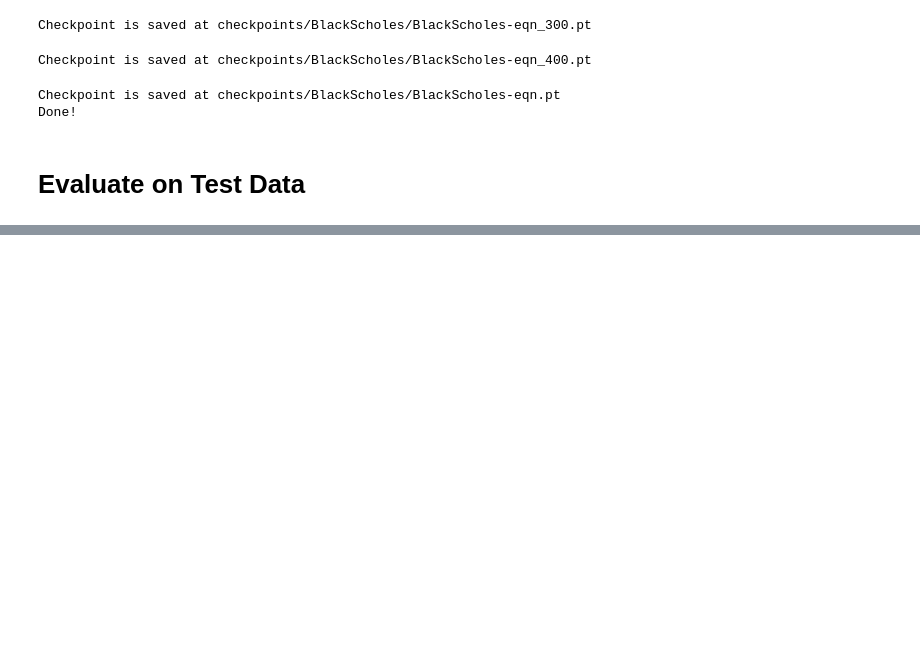
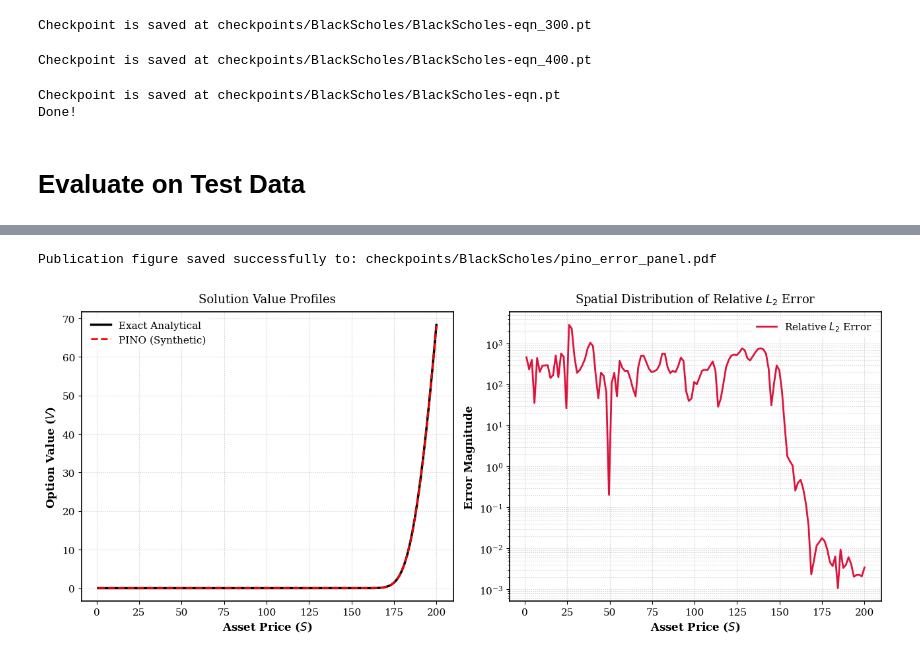
Before and after one commit to hishambhatti/PINO-apps, a Jupyter notebook: BlackScholes_PINO.ipynb, the cells around one changed output, grey strips where cells are left out. Cells and saved outputs as stored; diff of their text form; code cells hidden in the pictures; blank space fills up the shorter version.

```diff
--- a/BlackScholes_PINO.ipynb
+++ b/BlackScholes_PINO.ipynb
@@ -640,0 +866,5 @@ generate_movie_1D(key, test_x, test_y, preds_y,
+# %%
+plot_paper_diagnostic_panel(test_x, test_y, preds_y, S_min=1.0, S_max=200.0, save_path='checkpoints/BlackScholes/pino_error_panel.pdf')
+# %% [output]
+Publication figure saved successfully to: checkpoints/BlackScholes/pino_error_panel.pdf
+[figure, added]
```
Also changed, not shown: parts of 9 cells of this notebook, 2 other files.
